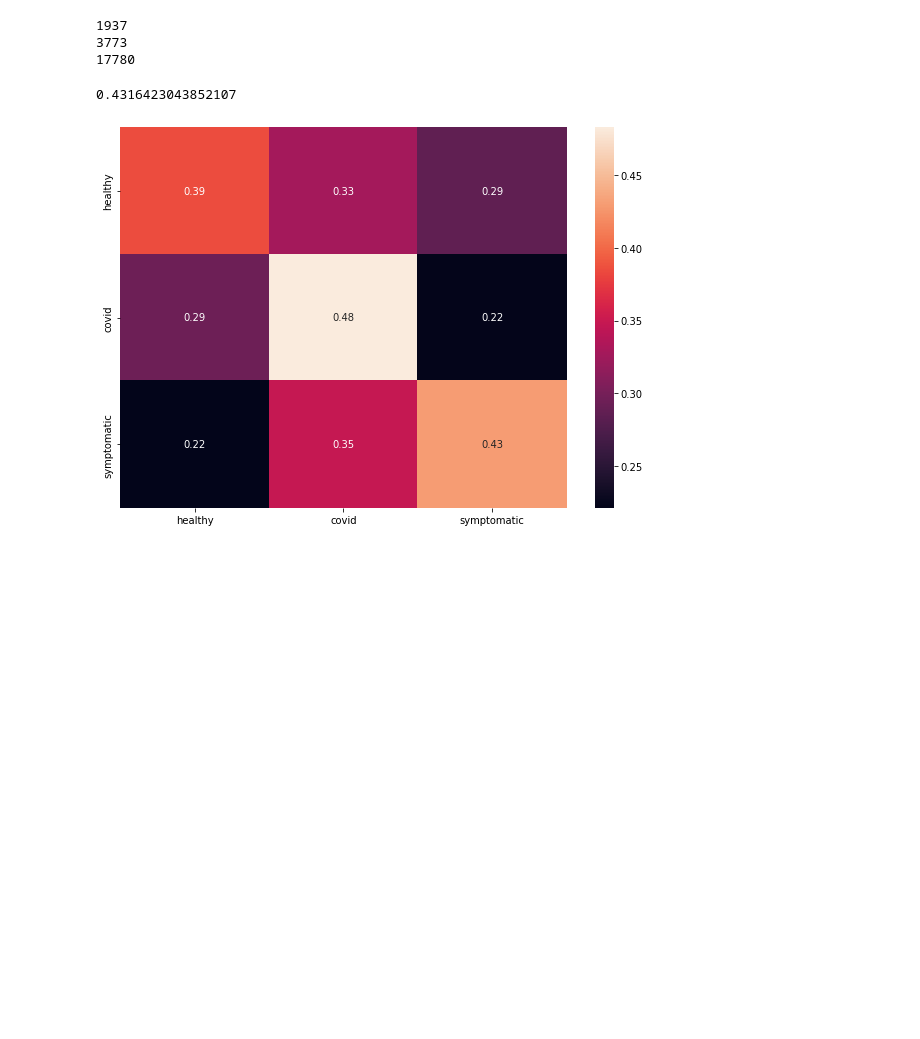
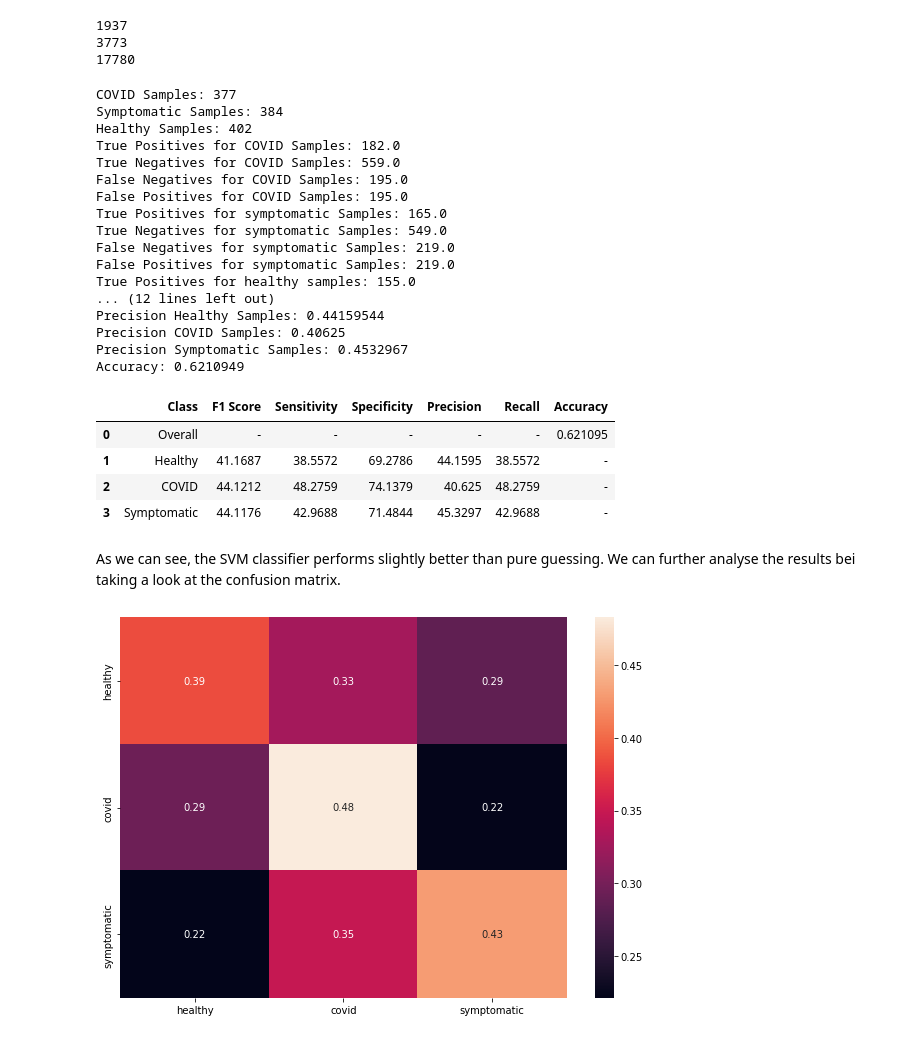
Before and after one commit to codingfabi/COUGHVID, a Jupyter notebook: Evaluation.ipynb, the cells around one changed output. Drawn from its saved outputs; the diff is of its cells as text; code cells hidden in the pictures; blank space fills up the shorter version.

```diff
--- a/Evaluation.ipynb
+++ b/Evaluation.ipynb
@@ -141,6 +141,9 @@ class SVM():
 
   def evaluateScore(self, X_test, y_test):
     return self.clf.score(X_test, y_test)
+
+  def getSupportVectors(self):
+    return self.clf.support_vectors_
 # %% [markdown]
 We furthermore implement a mediator class that evaluates and moderates the prediction results from all three classifiers combined.
 # %%
@@ -615,10 +854,37 @@ predictions = []
 for x in X_test_svm:
   X = np.expand_dims(x, axis=0)
   predictions.append(svm.predict(X)[0])
-# %%
-print(svm.evaluateScore(X_test_svm, y_test_svm))
-# %% [output]
-0.4316423043852107
+# %%
+predictions_oneHot = oneHotEncoding(predictions)
+y_test_svm_oneHot = oneHotEncoding(y_test_svm)
+# %%
+results = getAllMetrics(y_test_svm_oneHot, predictions_oneHot)
+results
+# %% [output]
+COVID Samples: 377
+Symptomatic Samples: 384
+Healthy Samples: 402
+True Positives for COVID Samples: 182.0
+True Negatives for COVID Samples: 559.0
+False Negatives for COVID Samples: 195.0
+False Positives for COVID Samples: 195.0
+True Positives for symptomatic Samples: 165.0
+True Negatives for symptomatic Samples: 549.0
+False Negatives for symptomatic Samples: 219.0
+False Positives for symptomatic Samples: 219.0
+True Positives for healthy samples: 155.0
+... (12 lines left out)
+Precision Healthy Samples: 0.44159544
+Precision COVID Samples: 0.40625
+Precision Symptomatic Samples: 0.4532967
+Accuracy: 0.6210949
+|  | Class | F1 Score | Sensitivity | Specificity | Precision | Recall | Accuracy |
+| 0 | Overall | - | - | - | - | - | 0.621095 |
+| 1 | Healthy | 41.1687 | 38.5572 | 69.2786 | 44.1595 | 38.5572 | - |
+| 2 | COVID | 44.1212 | 48.2759 | 74.1379 | 40.625 | 48.2759 | - |
+| 3 | Symptomatic | 44.1176 | 42.9688 | 71.4844 | 45.3297 | 42.9688 | - |
+# %% [markdown]
+As we can see, the SVM classifier performs slightly better than pure guessing. We can further analyse the results bei taking a look at the confusion matrix.
 # %%
 predictions = oneHotEncoding(predictions)
 # %%
```
Also changed, not shown: parts of 8 cells of this notebook.
